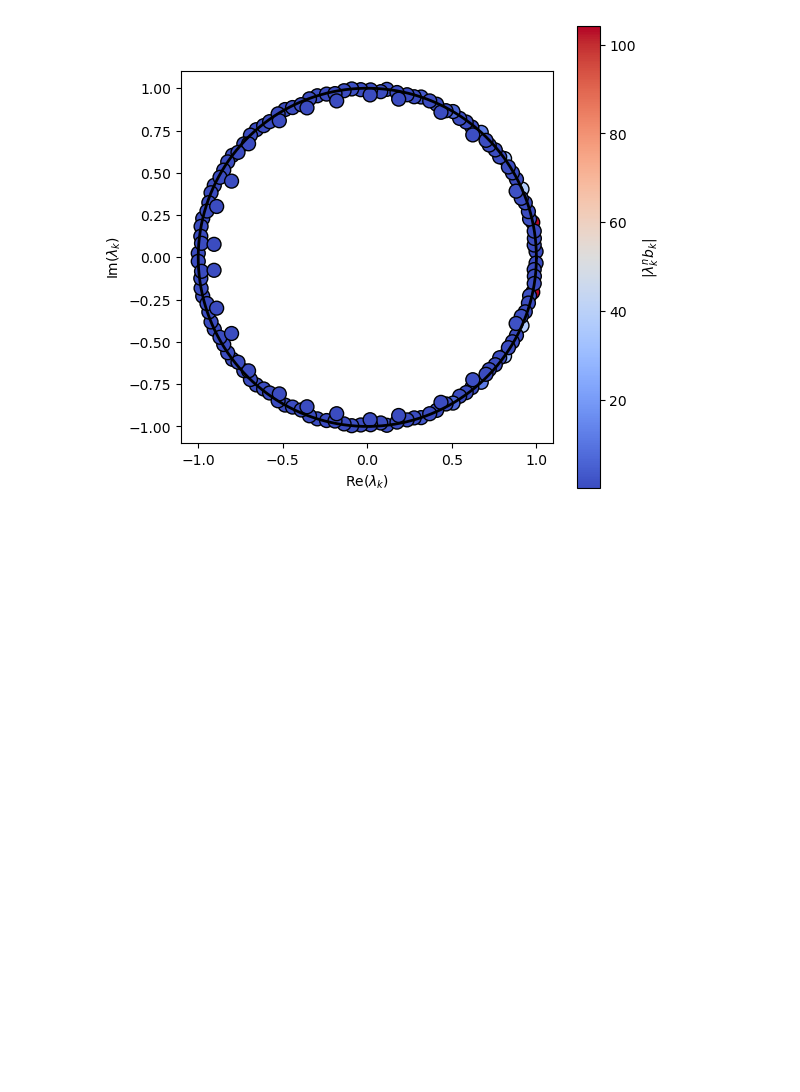
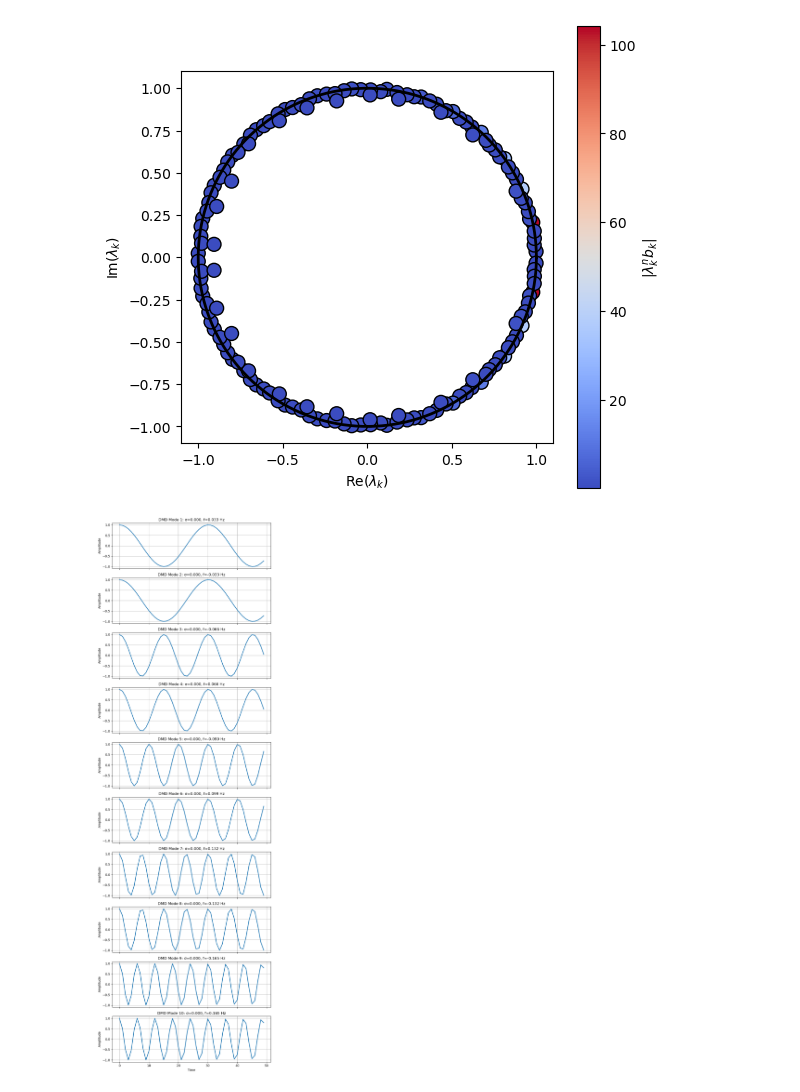
Before and after one commit to mquan2k2/ROM-Heart-Valve, a Jupyter notebook: DMD.ipynb, the cells around one changed output. Drawn from its saved outputs; the diff is of its cells as text; code cells hidden in the pictures; blank space fills up the shorter version.

Commit message:
Added the plotting of the time dynamics

```diff
--- a/DMD.ipynb
+++ b/DMD.ipynb
@@ -138,6 +138,9 @@ def DMD(ProjectName, NumSS, NumModes):
     # Step 3: Extract corresponding mode columns
     top_k_modes = DMD_modes_small[:, top_k_indices]
 
+    # Step 4: Get the corresponding eigenvalues
+    top_k_eigenvalues = DMD_eig[top_k_indices]
+
     # Print results
     print("Top-k indices:", top_k_indices)
     print("Top-k magnitudes:", top_k_magnitudes)
@@ -164,7 +167,7 @@ def DMD(ProjectName, NumSS, NumModes):
     print("Leading DMD Mode:")
     print(DMD_modes[:,0])
 
-    return DMD_eig, DMD_modes, b
+    return DMD_eig, DMD_modes, b, top_k_eigenvalues
 # %%
 # Plot complex eigenvalues on a unit circle with B_k (use later)
 
@@ -306,45 +309,47 @@ def save_modes(ProjectName, DMD_modes):
         print(f"Saved: {filename_out}")
 # %%
 def main(ProjectName, NumSS, NumModes):
-    DMD_eig, DMD_modes, b_k = DMD(ProjectName, NumSS, NumModes)
-    return DMD_eig, DMD_modes, b_k
+    DMD_eig, DMD_modes, b_k, top_k_eigenvalues = DMD(ProjectName, NumSS, NumModes)
+    return DMD_eig, DMD_modes, b_k, top_k_eigenvalues
 # %%
 if __name__ == "__main__":
     # Read Variables
     inputs = read_variables_to_globals("input_DMD.txt")
 
-    DMD_eig, DMD_modes, b_k = main(ProjectName, NumSS, NumModes)
+    DMD_eig, DMD_modes, b_k, top_k_eigenvalues = main(ProjectName, NumSS, NumModes)
 
     # Plot Eigenvalues on Unit Circle
     plot_complex_on_unit_circle(DMD_eig)
 
     # Plot Eigenvalues of DMD matrix (weighted with b magnitude)
     plot_eigs_on_unit_circle(DMD_eig, b_k, n=1, cmap='coolwarm')
 
-
+    # Plot Time Dynamics of the Modes
+    plot_dmd_temporal_modes(top_k_eigenvalues, 1, NumModes, num_time_steps=50)
 
     # Print the Modes to text files
     save_modes(ProjectName, DMD_modes)
 # %% [output]
 Size of the eigenvalues
 150
 Vt_X
 [[-0.04509049 -0.0669129  -0.08620171 ...  0.04854544  0.02753431
    0.00499241]
  [ 0.10645349  0.09477702  0.07873112 ...  0.10376129  0.11183253
    0.11532911]
  [ 0.01117338  0.05706028  0.09282162 ... -0.11528901 -0.108601
   -0.08333167]
  ...
  [ 0.09547345  0.07261503  0.10430293 ...  0.18509075  0.03384947
   -0.06326302]
 ... (327 lines left out)
 Leading DMD Mode:
 [ 3.58017357e-18+2.70012842e-17j  3.98141269e-18+2.77074429e-17j
   4.28145631e-18+2.83181172e-17j ... -4.85658232e-04+3.11659064e-04j
  -4.62049563e-04+3.38903797e-04j -4.38782976e-04+3.63415344e-04j]
 [figure]
 [figure]
+[figure, added]
 Saved: Vortex_Avg_dmdMode_1.txt
 Saved: Vortex_Avg_dmdMode_2.txt
 Saved: Vortex_Avg_dmdMode_3.txt
```
